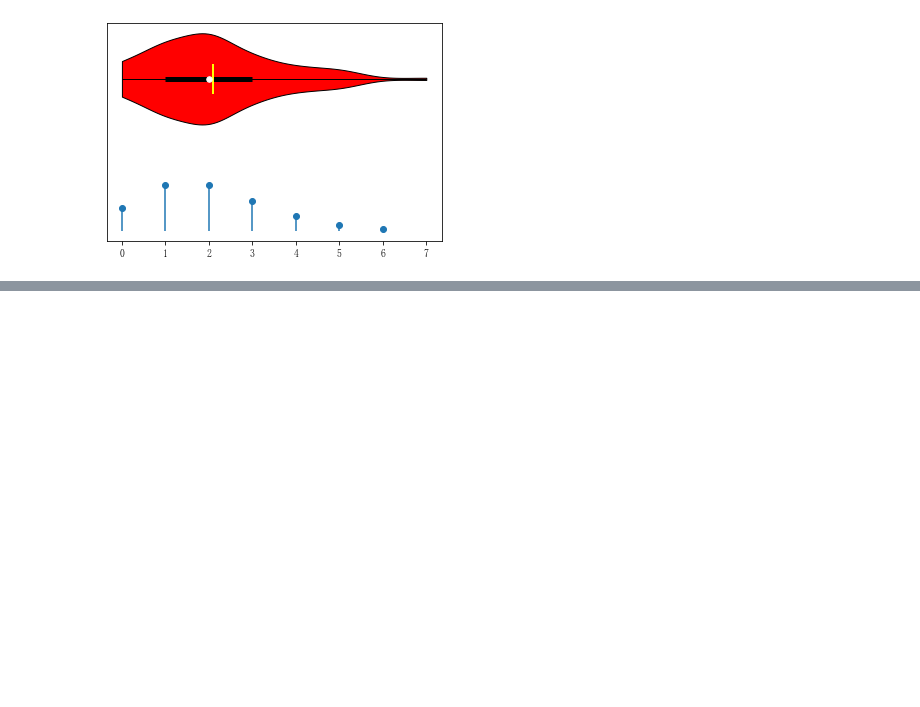
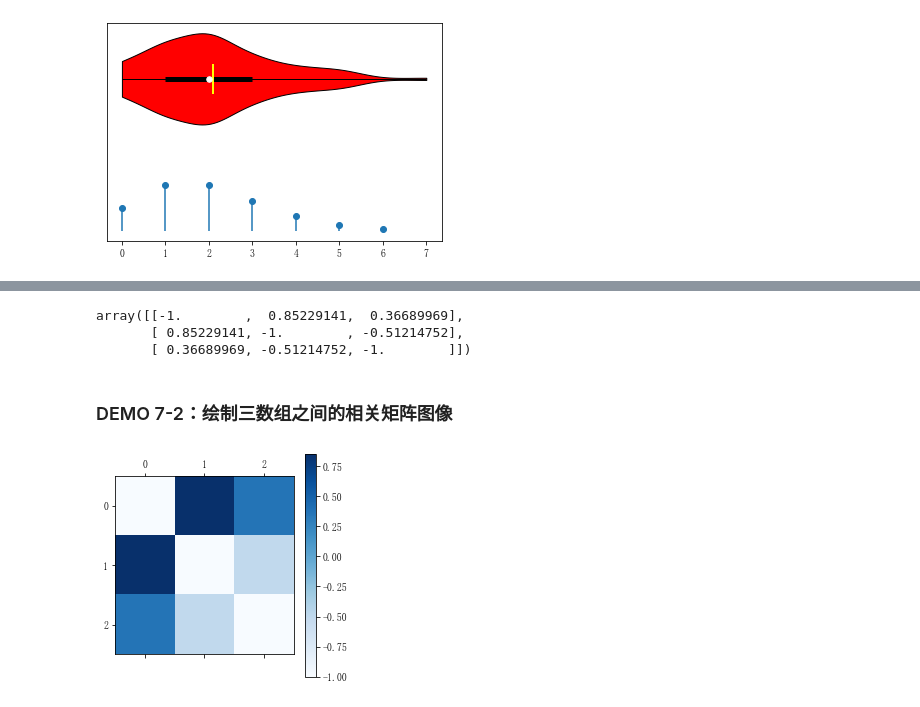
Before and after one commit to HOKOTATE-pzw/maysics, a Jupyter notebook: maysics教程/stats说明.ipynb, the cells around one changed output, grey strips where cells are left out. Drawn from its saved outputs; the diff is of its cells as text; code cells hidden in the pictures; blank space fills up the shorter version.

```diff
--- a/maysics教程/stats说明.ipynb
+++ b/maysics教程/stats说明.ipynb
@@ -311,0 +396,26 @@ dft.show()
+# %%
+from maysics.stats import PRC
+
+array1 = [1, 2, 3, 4]
+array2 = [-1, 3, 7, 5]
+array3 = [4, 7, 1, 5]
+
+prc = PRC(array1, array2, array3)
+prc.prc_mat
+# %% [output]
+array([[-1.        ,  0.85229141,  0.36689969],
+       [ 0.85229141, -1.        , -0.51214752],
+       [ 0.36689969, -0.51214752, -1.        ]])
+# %% [markdown]
+### DEMO 7-2：绘制三数组之间的相关矩阵图像
+# %%
+from maysics.stats import PRC
+
+array1 = [1, 2, 3, 4]
+array2 = [-1, 3, 7, 5]
+array3 = [4, 7, 1, 5]
+
+prc = PRC(array1, array2, array3)
+prc.show()
+# %% [output]
+[figure, added]
```
Also changed, not shown: parts of 10 cells of this notebook, 6 other files.
